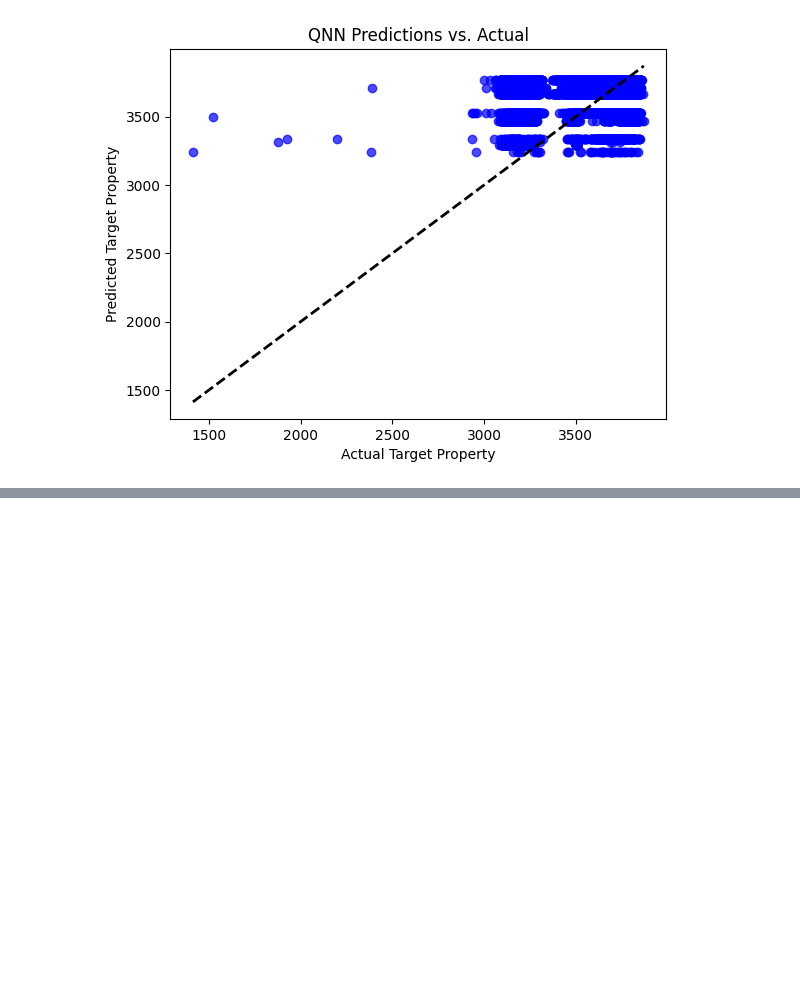
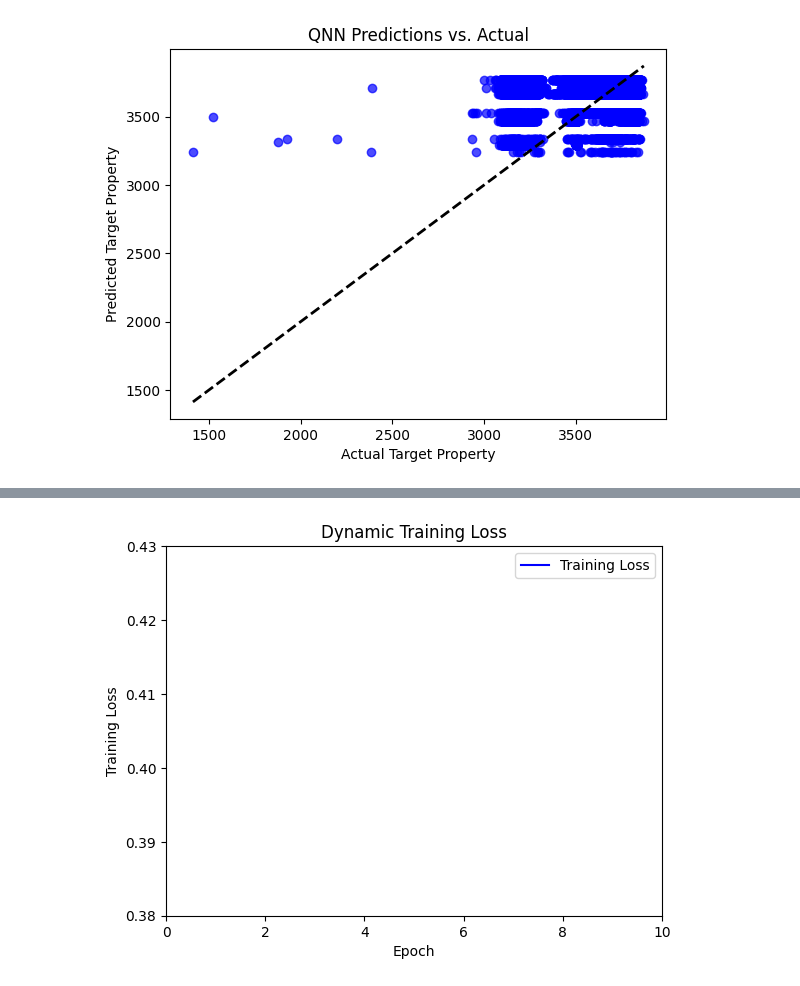
Before and after one commit to AsserAl1012/QML, a Jupyter notebook: v1.ipynb, the cells around one changed output, grey strips where cells are left out. Drawn from its saved outputs; the diff is of its cells as text; code cells hidden in the pictures; blank space fills up the shorter version.

Commit message:
so far the new advanced model is fluctuating in the loss need to fix that, also need to fix dynamic visual of the loss per epoch

```diff
--- a/v1.ipynb
+++ b/v1.ipynb
@@ -253,0 +322,16 @@ plt.show()
+# %%
+import time
+
+# Select a single batch of data
+batch_size = 50
+X_batch = X_train[:batch_size]
+y_batch = y_train[:batch_size]
+
+# Time the forward pass and weight update
+start_time = time.time()
+
+weights = np.random.randn(4 * n_qubits)
+batch_loss = huber_loss(weights, X_batch, y_batch)
+
+end_time = time.time()
+print(f"Time taken for a single batch of size {batch_size}: {end_time - start_time:.4f} seconds")
@@ -253,0 +346,70 @@ plt.show()
+# %%
+import pennylane as qml
+from pennylane import numpy as np
+from sklearn.utils import shuffle
+import matplotlib.pyplot as plt
+
+# Initialize random weights and optimizer
+weights = np.random.randn(4 * n_qubits)
+initial_stepsize = 0.05  # Start with a small learning rate
+opt = qml.AdamOptimizer(stepsize=initial_stepsize)
+
+# Training settings
+batch_size = 50
+n_epochs = 10
+decay_rate = 0.1
+
+# Dynamic plot setup
+plt.ion()  # Enable interactive mode
+fig, ax = plt.subplots()
+line, = ax.plot([], [], 'b-', label='Training Loss')  # Initial empty plot
+plt.xlabel('Epoch')
+plt.ylabel('Training Loss')
+plt.title('Dynamic Training Loss')
+plt.legend()
+
+# Dynamic axis range setup
+ax.set_xlim(0, n_epochs)
+ax.set_ylim(0.38, 0.43)  # You can adjust based on expected loss range
+
+# Training loop
+loss_history = []
+for epoch in range(n_epochs):
+    start_time = time.time()
+
+    # Update learning rate dynamically
+    current_stepsize = initial_stepsize / (1 + decay_rate * epoch)
+    opt.stepsize = current_stepsize
+
+    # Shuffle data and create mini-batches
+    X_train_shuffled, y_train_shuffled = shuffle(X_train, y_train)
+    X_train_batches = [X_train_shuffled[i:i + batch_size] for i in range(0, len(X_train_shuffled), batch_size)]
+    y_train_batches = [y_train_shuffled[i:i + batch_size] for i in range(0, len(y_train_shuffled), batch_size)]
+
+    epoch_losses = []
+
+    # Iterate through mini-batches
+    for X_batch, y_batch in zip(X_train_batches, y_train_batches):
+        weights = opt.step(lambda w: huber_loss(w, X_batch, y_batch), weights)
+        batch_loss = huber_loss(weights, X_batch, y_batch)
+        epoch_losses.append(batch_loss)
+
+    # Compute average loss for this epoch
+    avg_epoch_loss = np.mean(epoch_losses)
+    loss_history.append(avg_epoch_loss)
+    print(f"Epoch {epoch + 1}/{n_epochs}: Average Training Loss = {avg_epoch_loss:.4f}, Time = {time.time() - start_time:.2f} s")
+
+    # Update the dynamic plot
+    line.set_xdata(range(1, epoch + 2))  # Update x-axis data
+    line.set_ydata(loss_history)  # Update y-axis data
+
+    # Adjust plot limits dynamically to fit the new data
+    ax.relim()
+    ax.autoscale_view()
+
+    plt.draw()
+    plt.pause(0.1)  # Pause for a short moment to update the plot
+
+plt.ioff()  # Turn off interactive mode
+plt.show()
+# %% [output]
@@ -253,0 +417 @@ plt.show()
+[figure, added]
```
Also changed, not shown: parts of 9 cells of this notebook.
